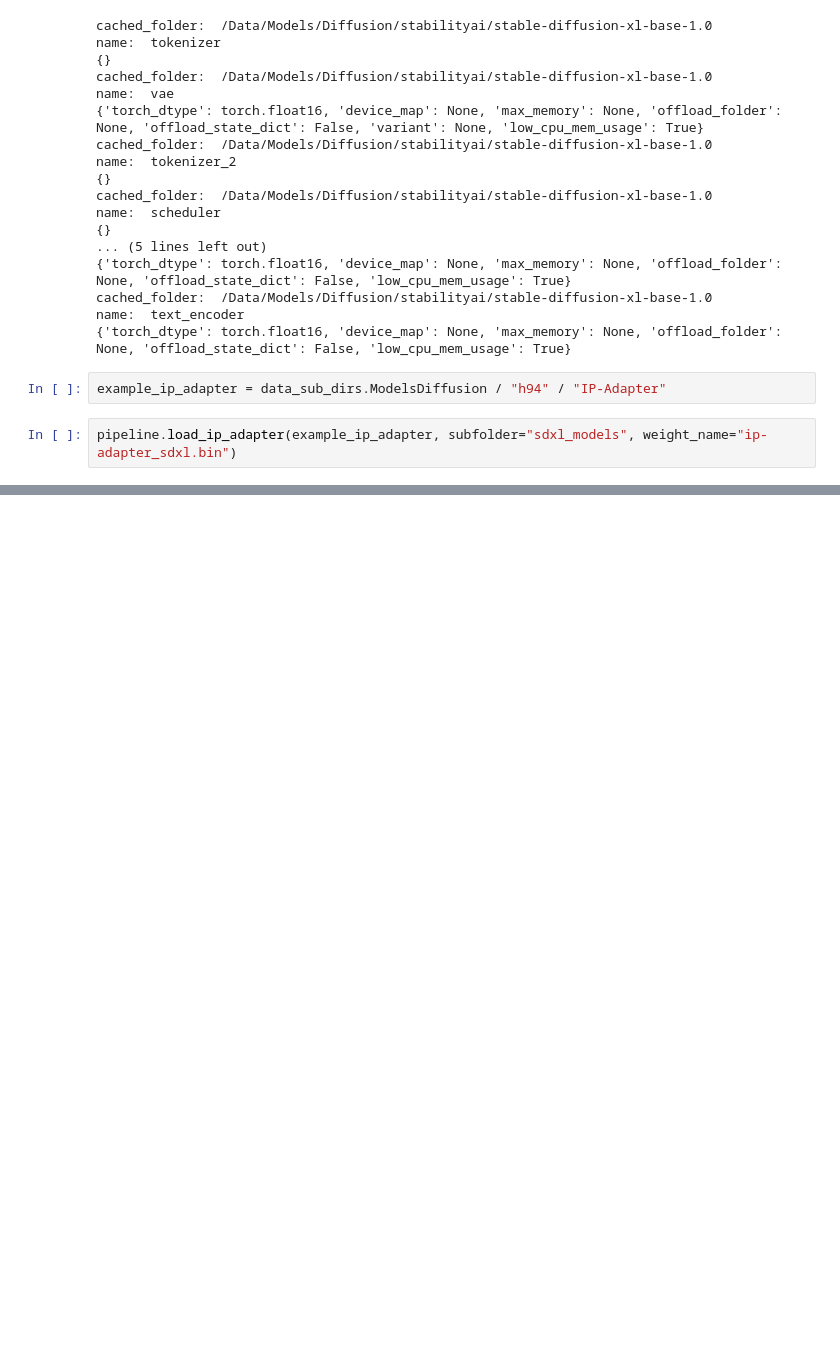
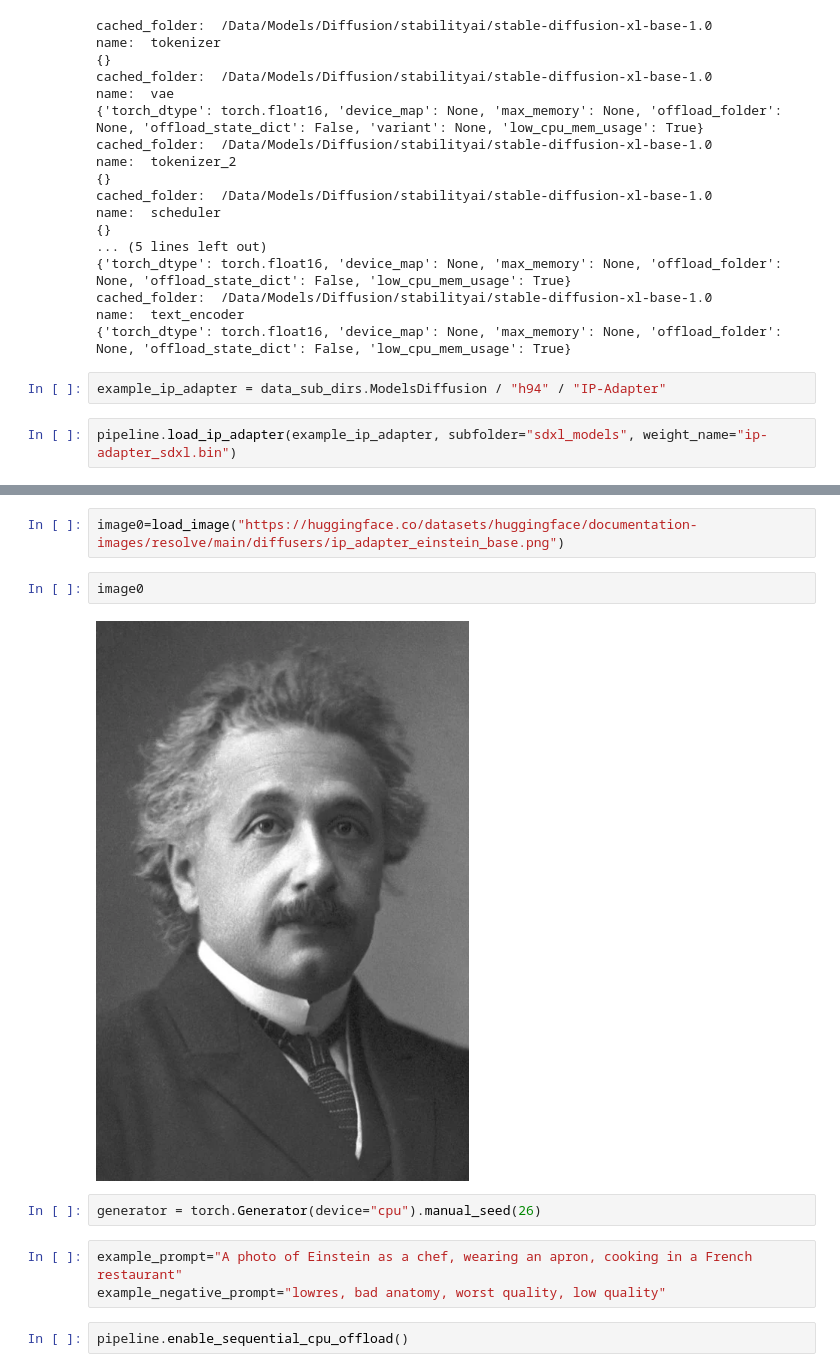
Before and after one commit to InServiceOfX/InServiceOfX, a Jupyter notebook: Notebooks/ThirdParty/HuggingFace/diffusers/IP-Adapter.ipynb, the cells around one changed output, grey strips where cells are left out. Cells and saved outputs as stored; diff of their text form; blank space fills up the shorter version.

Commit message:
10: Add more to notebook on using IP Adapter
Signed-off-by: Ernest Yeung <ernestyalumni@gmail.com>

```diff
--- a/Notebooks/ThirdParty/HuggingFace/diffusers/IP-Adapter.ipynb
+++ b/Notebooks/ThirdParty/HuggingFace/diffusers/IP-Adapter.ipynb
@@ -68,0 +114,13 @@ pipeline.load_ip_adapter(example_ip_adapter, subfolder="sdxl_models", weight_nam
+# %%
+image0=load_image("https://huggingface.co/datasets/huggingface/documentation-images/resolve/main/diffusers/ip_adapter_einstein_base.png")
+# %%
+image0
+# %% [output]
+[figure, added]
+# %%
+generator = torch.Generator(device="cpu").manual_seed(26)
+# %%
+example_prompt="A photo of Einstein as a chef, wearing an apron, cooking in a French restaurant"
+example_negative_prompt="lowres, bad anatomy, worst quality, low quality"
+# %%
+pipeline.enable_sequential_cpu_offload()
```
Also changed, not shown: parts of 26 cells of this notebook.
